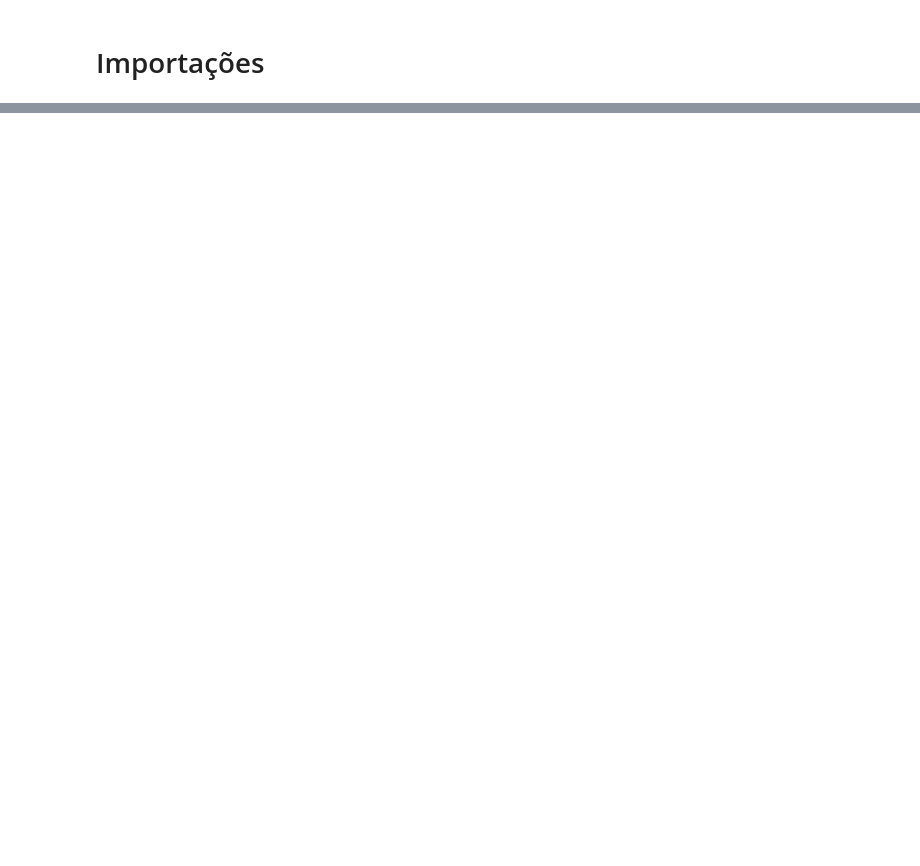
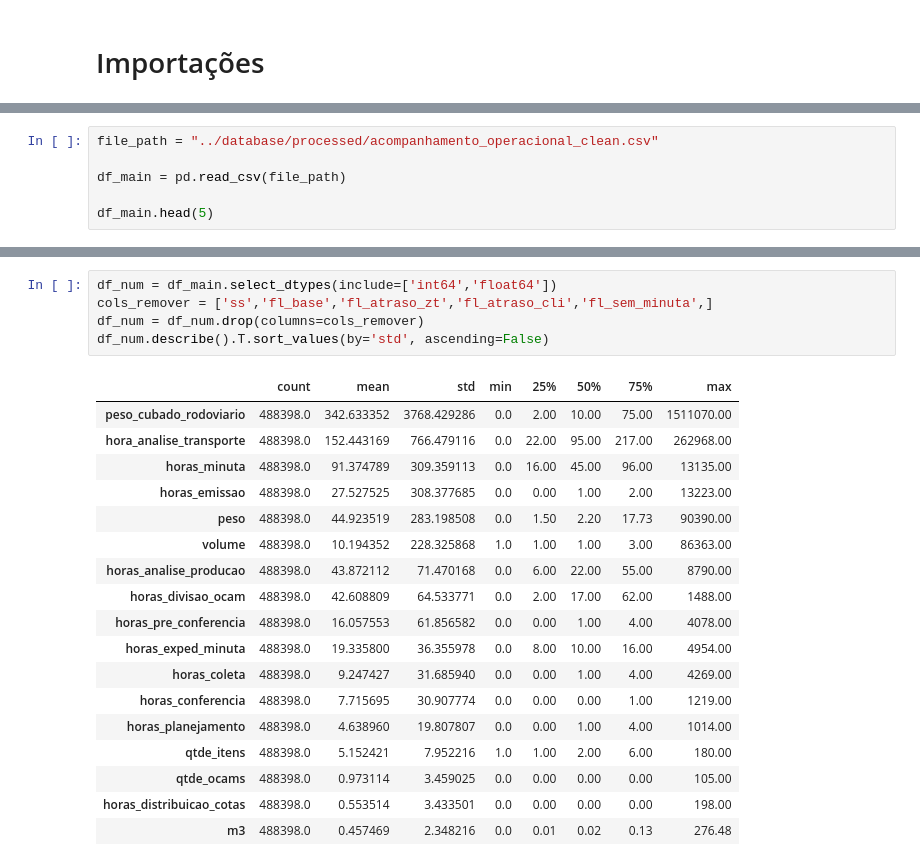
Before and after one commit to tiago466/ds-otif-detection-ml, a Jupyter notebook: notebooks/01_eda_descritiva.ipynb, the cells around one changed output, grey strips where cells are left out. Cells and saved outputs as stored; diff of their text form; blank space fills up the shorter version.

```diff
--- a/notebooks/01_eda_descritiva.ipynb
+++ b/notebooks/01_eda_descritiva.ipynb
@@ -175,0 +84,6 @@ df.select_dtypes(include='object').columns.tolist()
+# %%
+file_path = "../database/processed/acompanhamento_operacional_clean.csv"
+
+df_main = pd.read_csv(file_path)
+
+df_main.head(5)
@@ -175,0 +119,24 @@ df.select_dtypes(include='object').columns.tolist()
+# %%
+df_num = df_main.select_dtypes(include=['int64','float64'])
+cols_remover = ['ss','fl_base','fl_atraso_zt','fl_atraso_cli','fl_sem_minuta',]
+df_num = df_num.drop(columns=cols_remover)
+df_num.describe().T.sort_values(by='std', ascending=False)
+# %% [output]
+|  | count | mean | std | min | 25% | 50% | 75% | max |
+| peso_cubado_rodoviario | 488398.0 | 342.633352 | 3768.429286 | 0.0 | 2.00 | 10.00 | 75.00 | 1511070.00 |
+| hora_analise_transporte | 488398.0 | 152.443169 | 766.479116 | 0.0 | 22.00 | 95.00 | 217.00 | 262968.00 |
+| horas_minuta | 488398.0 | 91.374789 | 309.359113 | 0.0 | 16.00 | 45.00 | 96.00 | 13135.00 |
+| horas_emissao | 488398.0 | 27.527525 | 308.377685 | 0.0 | 0.00 | 1.00 | 2.00 | 13223.00 |
+| peso | 488398.0 | 44.923519 | 283.198508 | 0.0 | 1.50 | 2.20 | 17.73 | 90390.00 |
+| volume | 488398.0 | 10.194352 | 228.325868 | 1.0 | 1.00 | 1.00 | 3.00 | 86363.00 |
+| horas_analise_producao | 488398.0 | 43.872112 | 71.470168 | 0.0 | 6.00 | 22.00 | 55.00 | 8790.00 |
+| horas_divisao_ocam | 488398.0 | 42.608809 | 64.533771 | 0.0 | 2.00 | 17.00 | 62.00 | 1488.00 |
+| horas_pre_conferencia | 488398.0 | 16.057553 | 61.856582 | 0.0 | 0.00 | 1.00 | 4.00 | 4078.00 |
+| horas_exped_minuta | 488398.0 | 19.335800 | 36.355978 | 0.0 | 8.00 | 10.00 | 16.00 | 4954.00 |
+| horas_coleta | 488398.0 | 9.247427 | 31.685940 | 0.0 | 0.00 | 1.00 | 4.00 | 4269.00 |
+| horas_conferencia | 488398.0 | 7.715695 | 30.907774 | 0.0 | 0.00 | 0.00 | 1.00 | 1219.00 |
+| horas_planejamento | 488398.0 | 4.638960 | 19.807807 | 0.0 | 0.00 | 1.00 | 4.00 | 1014.00 |
+| qtde_itens | 488398.0 | 5.152421 | 7.952216 | 1.0 | 1.00 | 2.00 | 6.00 | 180.00 |
+| qtde_ocams | 488398.0 | 0.973114 | 3.459025 | 0.0 | 0.00 | 0.00 | 0.00 | 105.00 |
+| horas_distribuicao_cotas | 488398.0 | 0.553514 | 3.433501 | 0.0 | 0.00 | 0.00 | 0.00 | 198.00 |
+| m3 | 488398.0 | 0.457469 | 2.348216 | 0.0 | 0.01 | 0.02 | 0.13 | 276.48 |
```
Also changed, not shown: parts of 24 cells of this notebook, 3 other files.
